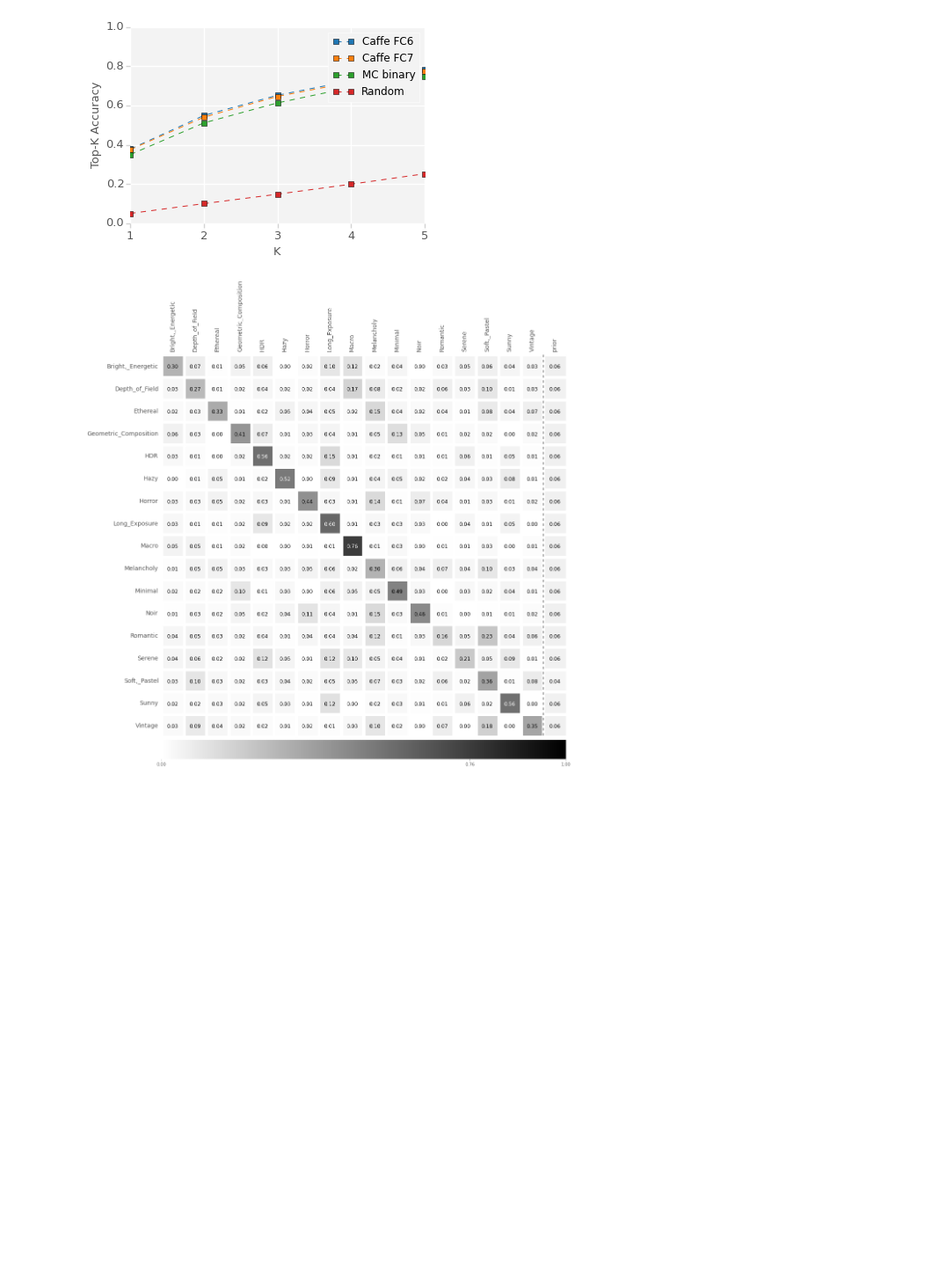
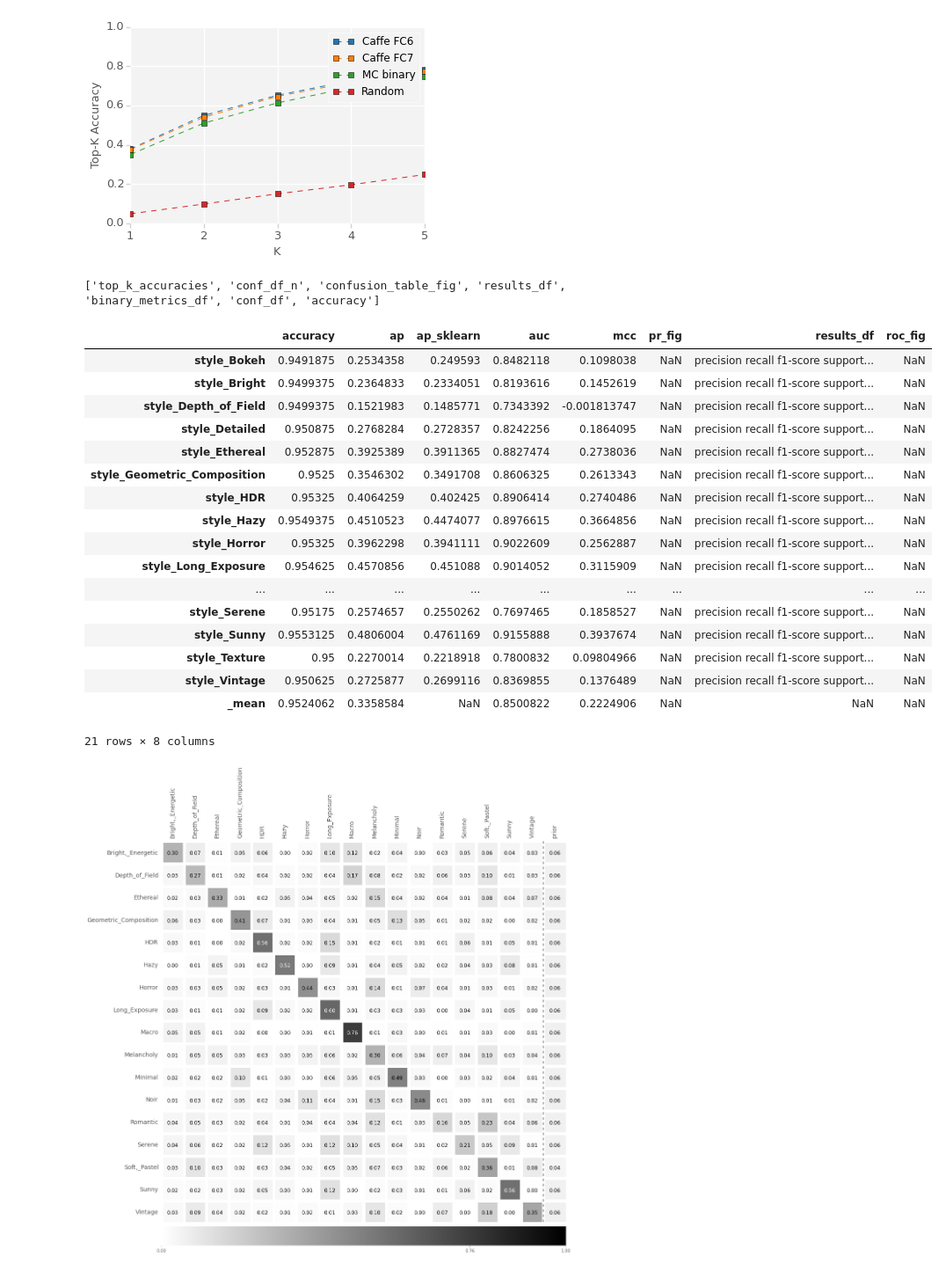
Before and after one commit to sergeyk/vislab, a Jupyter notebook: image_style_experiments/flickr results.ipynb, the cells around one changed output. Shown: that part at 88% size. Saved outputs shown, nothing was run; the diff lists cells and outputs as text; code cells hidden in the pictures; blank space fills up the shorter version.

```diff
--- a/image_style_experiments/flickr results.ipynb
+++ b/image_style_experiments/flickr results.ipynb
@@ -62,6 +149,29 @@ Only taking 'test' split predictions.
 ********************random********************
 [figure]
 [figure]
+# %%
+print mc_metrics['feat_metrics']['caffe_fc6 None vw'].keys()
+mc_metrics['feat_metrics']['caffe_fc6 None vw']['binary_metrics_df']
+# %% [output]
+['top_k_accuracies', 'conf_df_n', 'confusion_table_fig', 'results_df', 'binary_metrics_df', 'conf_df', 'accuracy']
+|  | accuracy | ap | ap_sklearn | auc | mcc | pr_fig | results_df | roc_fig |
+| style_Bokeh | 0.9491875 | 0.2534358 | 0.249593 | 0.8482118 | 0.1098038 | NaN | precision recall f1-score support... | NaN |
+| style_Bright | 0.9499375 | 0.2364833 | 0.2334051 | 0.8193616 | 0.1452619 | NaN | precision recall f1-score support... | NaN |
+| style_Depth_of_Field | 0.9499375 | 0.1521983 | 0.1485771 | 0.7343392 | -0.001813747 | NaN | precision recall f1-score support... | NaN |
+| style_Detailed | 0.950875 | 0.2768284 | 0.2728357 | 0.8242256 | 0.1864095 | NaN | precision recall f1-score support... | NaN |
+| style_Ethereal | 0.952875 | 0.3925389 | 0.3911365 | 0.8827474 | 0.2738036 | NaN | precision recall f1-score support... | NaN |
+| style_Geometric_Composition | 0.9525 | 0.3546302 | 0.3491708 | 0.8606325 | 0.2613343 | NaN | precision recall f1-score support... | NaN |
+| style_HDR | 0.95325 | 0.4064259 | 0.402425 | 0.8906414 | 0.2740486 | NaN | precision recall f1-score support... | NaN |
+| style_Hazy | 0.9549375 | 0.4510523 | 0.4474077 | 0.8976615 | 0.3664856 | NaN | precision recall f1-score support... | NaN |
+| style_Horror | 0.95325 | 0.3962298 | 0.3941111 | 0.9022609 | 0.2562887 | NaN | precision recall f1-score support... | NaN |
+| style_Long_Exposure | 0.954625 | 0.4570856 | 0.451088 | 0.9014052 | 0.3115909 | NaN | precision recall f1-score support... | NaN |
+| ... | ... | ... | ... | ... | ... | ... | ... | ... |
+| style_Serene | 0.95175 | 0.2574657 | 0.2550262 | 0.7697465 | 0.1858527 | NaN | precision recall f1-score support... | NaN |
+| style_Sunny | 0.9553125 | 0.4806004 | 0.4761169 | 0.9155888 | 0.3937674 | NaN | precision recall f1-score support... | NaN |
+| style_Texture | 0.95 | 0.2270014 | 0.2218918 | 0.7800832 | 0.09804966 | NaN | precision recall f1-score support... | NaN |
+| style_Vintage | 0.950625 | 0.2725877 | 0.2699116 | 0.8369855 | 0.1376489 | NaN | precision recall f1-score support... | NaN |
+| _mean | 0.9524062 | 0.3358584 | NaN | 0.8500822 | 0.2224906 | NaN | NaN | NaN |
+21 rows × 8 columns
 # %%
 conf_df = mc_metrics['feat_metrics']['fusion_flickr_oct26,pascal_mc_for_fusion_flickr_oct26 fp vw']['conf_df'].astype(float)
 conf_df.index = [x.replace('style_', '') for x in conf_df.index]
```
Also changed, not shown: parts of 5 cells of this notebook, 4 other files.
